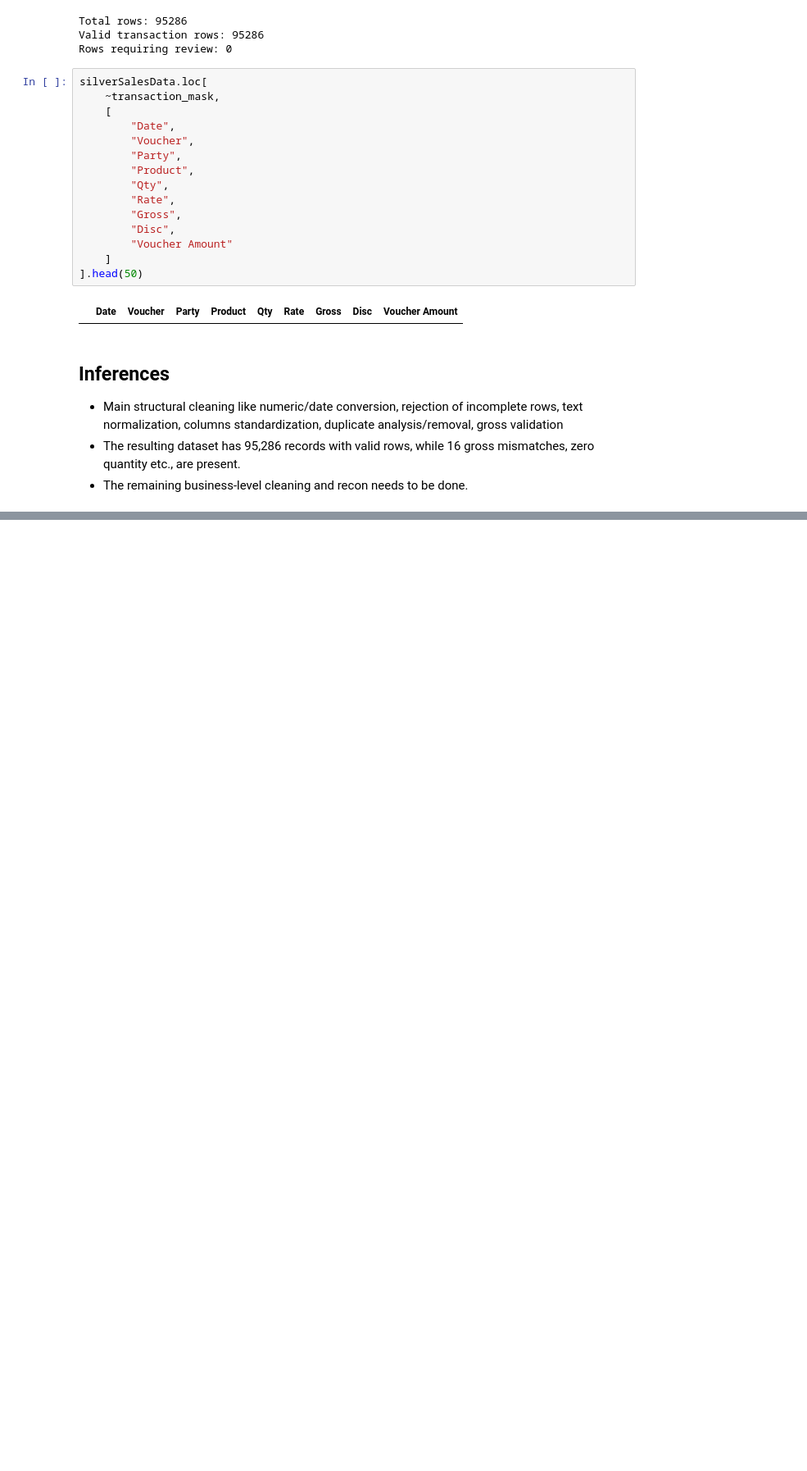
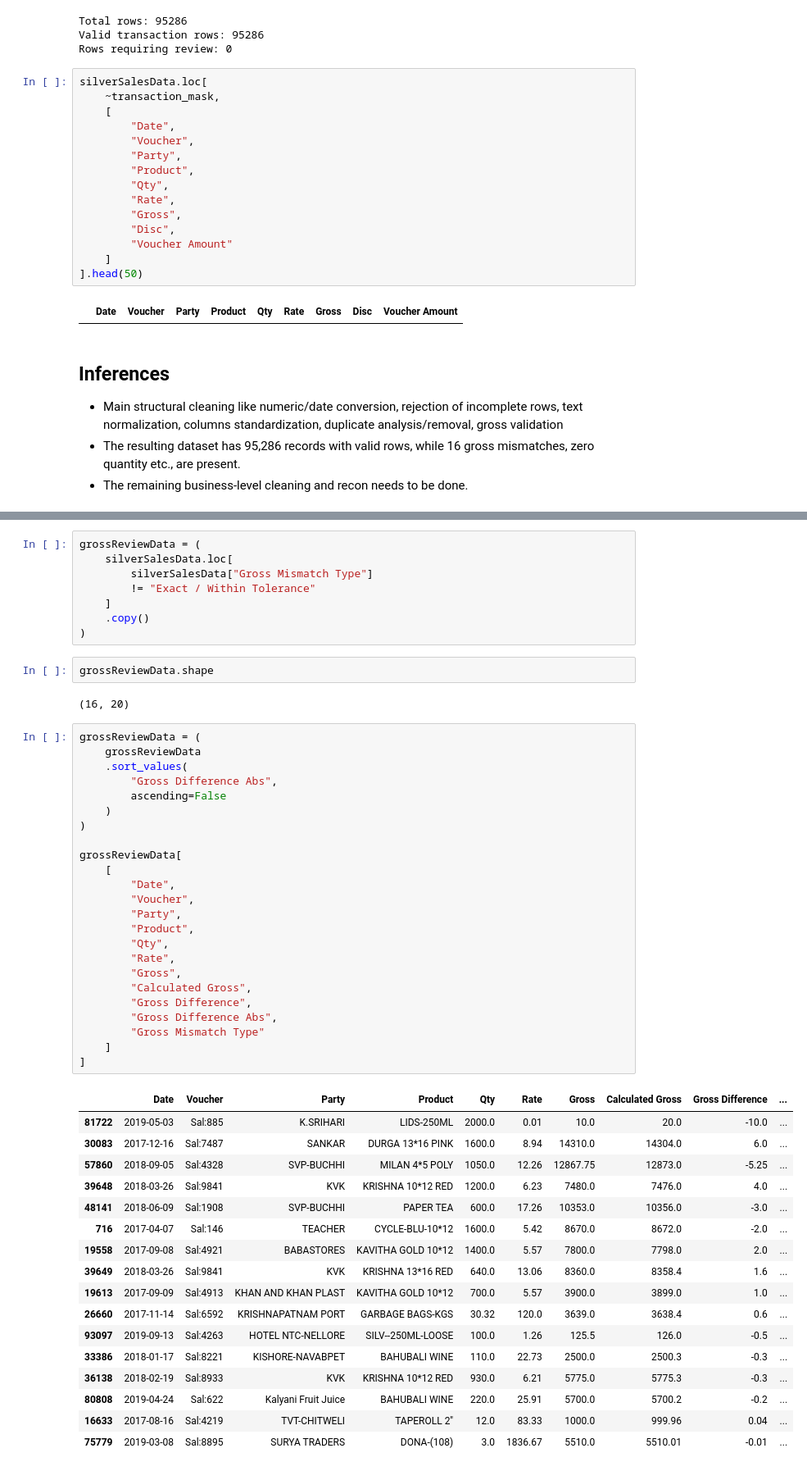
Before and after one commit to Decode333/protobridge-python, a Jupyter notebook: Python Programming/Chapter-4/Task - Data Cleaning (Sales).ipynb, the cells around one changed output, grey strips where cells are left out. Shown at 82% size. Drawn from its saved outputs; the diff is of its cells as text; blank space fills up the shorter version.

Commit message:
Chapter 4 - task - data cleaning business track

```diff
--- a/Python Programming/Chapter-4/Task - Data Cleaning (Sales).ipynb
+++ b/Python Programming/Chapter-4/Task - Data Cleaning (Sales).ipynb
@@ -765,0 +791,54 @@ silverSalesData.loc[
+# %%
+grossReviewData = (
+    silverSalesData.loc[
+        silverSalesData["Gross Mismatch Type"]
+        != "Exact / Within Tolerance"
+    ]
+    .copy()
+)
+# %%
+grossReviewData.shape
+# %% [output]
+(16, 20)
+# %%
+grossReviewData = (
+    grossReviewData
+    .sort_values(
+        "Gross Difference Abs",
+        ascending=False
+    )
+)
+
+grossReviewData[
+    [
+        "Date",
+        "Voucher",
+        "Party",
+        "Product",
+        "Qty",
+        "Rate",
+        "Gross",
+        "Calculated Gross",
+        "Gross Difference",
+        "Gross Difference Abs",
+        "Gross Mismatch Type"
+    ]
+]
+# %% [output]
+|  | Date | Voucher | Party | Product | Qty | Rate | Gross | Calculated Gross | Gross Difference | ... |
+| 81722 | 2019-05-03 | Sal:885 | K.SRIHARI | LIDS-250ML | 2000.0 | 0.01 | 10.0 | 20.0 | -10.0 | ... |
+| 30083 | 2017-12-16 | Sal:7487 | SANKAR | DURGA 13*16 PINK | 1600.0 | 8.94 | 14310.0 | 14304.0 | 6.0 | ... |
+| 57860 | 2018-09-05 | Sal:4328 | SVP-BUCHHI | MILAN 4*5 POLY | 1050.0 | 12.26 | 12867.75 | 12873.0 | -5.25 | ... |
+| 39648 | 2018-03-26 | Sal:9841 | KVK | KRISHNA 10*12 RED | 1200.0 | 6.23 | 7480.0 | 7476.0 | 4.0 | ... |
+| 48141 | 2018-06-09 | Sal:1908 | SVP-BUCHHI | PAPER TEA | 600.0 | 17.26 | 10353.0 | 10356.0 | -3.0 | ... |
+| 716 | 2017-04-07 | Sal:146 | TEACHER | CYCLE-BLU-10*12 | 1600.0 | 5.42 | 8670.0 | 8672.0 | -2.0 | ... |
+| 19558 | 2017-09-08 | Sal:4921 | BABASTORES | KAVITHA GOLD 10*12 | 1400.0 | 5.57 | 7800.0 | 7798.0 | 2.0 | ... |
+| 39649 | 2018-03-26 | Sal:9841 | KVK | KRISHNA 13*16 RED | 640.0 | 13.06 | 8360.0 | 8358.4 | 1.6 | ... |
+| 19613 | 2017-09-09 | Sal:4913 | KHAN AND KHAN PLAST | KAVITHA GOLD 10*12 | 700.0 | 5.57 | 3900.0 | 3899.0 | 1.0 | ... |
+| 26660 | 2017-11-14 | Sal:6592 | KRISHNAPATNAM PORT | GARBAGE BAGS-KGS | 30.32 | 120.0 | 3639.0 | 3638.4 | 0.6 | ... |
+| 93097 | 2019-09-13 | Sal:4263 | HOTEL NTC-NELLORE | SILV--250ML-LOOSE | 100.0 | 1.26 | 125.5 | 126.0 | -0.5 | ... |
+| 33386 | 2018-01-17 | Sal:8221 | KISHORE-NAVABPET | BAHUBALI WINE | 110.0 | 22.73 | 2500.0 | 2500.3 | -0.3 | ... |
+| 36138 | 2018-02-19 | Sal:8933 | KVK | KRISHNA 10*12 RED | 930.0 | 6.21 | 5775.0 | 5775.3 | -0.3 | ... |
+| 80808 | 2019-04-24 | Sal:622 | Kalyani Fruit Juice | BAHUBALI WINE | 220.0 | 25.91 | 5700.0 | 5700.2 | -0.2 | ... |
+| 16633 | 2017-08-16 | Sal:4219 | TVT-CHITWELI | TAPEROLL 2" | 12.0 | 83.33 | 1000.0 | 999.96 | 0.04 | ... |
+| 75779 | 2019-03-08 | Sal:8895 | SURYA TRADERS | DONA-(108) | 3.0 | 1836.67 | 5510.0 | 5510.01 | -0.01 | ... |
```
Also changed, not shown: parts of 53 cells of this notebook.
